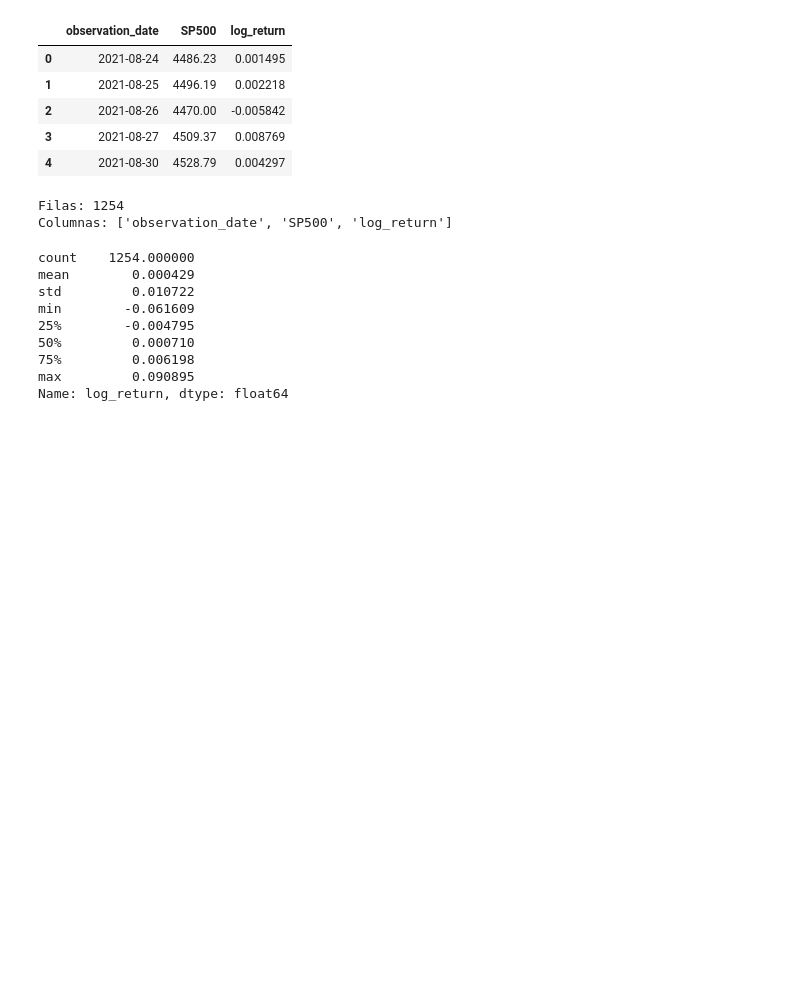
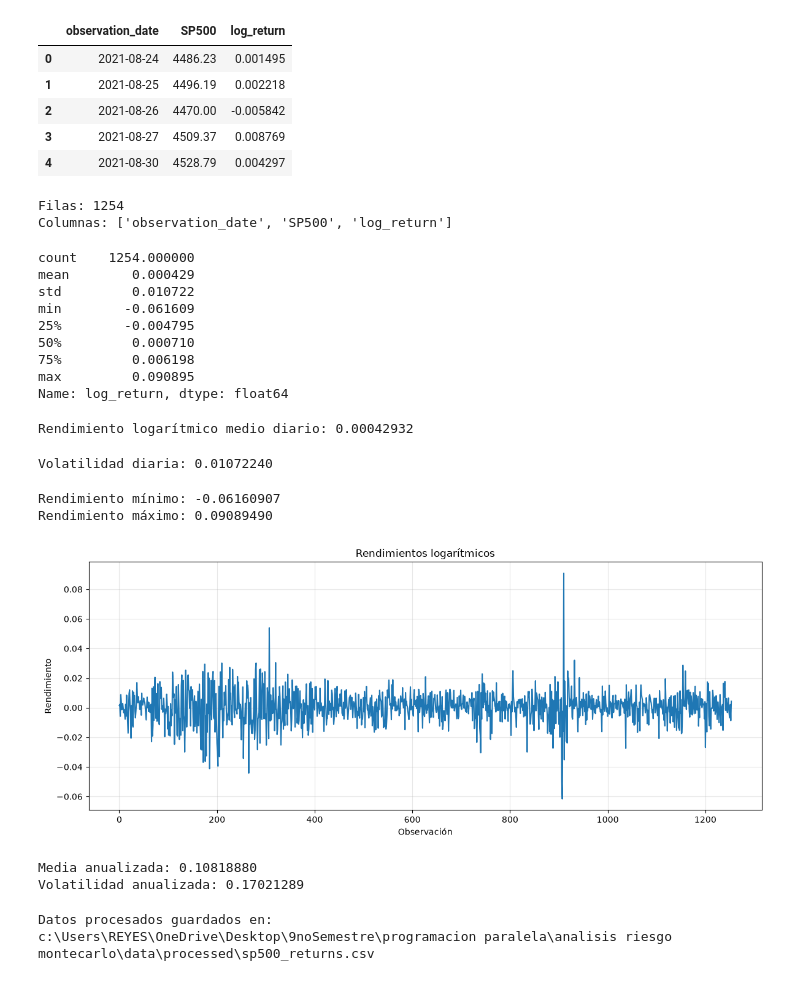
Before and after one commit to 010213reyes/Parallel-Financial-Risk-Simulator, a Jupyter notebook: notebooks/01_exploracion_datos.ipynb, the cells around one changed output. Saved outputs shown, nothing was run; the diff lists cells and outputs as text; code cells hidden in the pictures; blank space fills up the shorter version.

Commit message:
feat: complete financial data exploration and preprocessing

```diff
--- a/notebooks/01_exploracion_datos.ipynb
+++ b/notebooks/01_exploracion_datos.ipynb
@@ -240,3 +240,79 @@ min        -0.061609
 75%         0.006198
 max         0.090895
 Name: log_return, dtype: float64
+# %%
+mean_return = returns_data["log_return"].mean()
+
+print(
+    f"Rendimiento logarítmico medio diario: "
+    f"{mean_return:.8f}"
+)
+# %% [output]
+Rendimiento logarítmico medio diario: 0.00042932
+# %%
+volatility = returns_data["log_return"].std()
+
+print(
+    f"Volatilidad diaria: "
+    f"{volatility:.8f}"
+)
+# %% [output]
+Volatilidad diaria: 0.01072240
+# %%
+minimum_return = returns_data["log_return"].min()
+maximum_return = returns_data["log_return"].max()
+
+print(f"Rendimiento mínimo: {minimum_return:.8f}")
+print(f"Rendimiento máximo: {maximum_return:.8f}")
+# %% [output]
+Rendimiento mínimo: -0.06160907
+Rendimiento máximo: 0.09089490
+# %%
+plot_returns(
+    returns_data,
+    return_column="log_return",
+)
+# %% [output]
+[figure, added]
+# %%
+TRADING_DAYS_PER_YEAR = 252
+
+annualized_mean = (
+    mean_return * TRADING_DAYS_PER_YEAR
+)
+
+annualized_volatility = (
+    volatility
+    * TRADING_DAYS_PER_YEAR ** 0.5
+)
+
+print(
+    f"Media anualizada: "
+    f"{annualized_mean:.8f}"
+)
+
+print(
+    f"Volatilidad anualizada: "
+    f"{annualized_volatility:.8f}"
+)
+# %% [output]
+Media anualizada: 0.10818880
+Volatilidad anualizada: 0.17021289
+# %%
+PROCESSED_DATA_PATH.parent.mkdir(
+    parents=True,
+    exist_ok=True,
+)
+
+returns_data.to_csv(
+    PROCESSED_DATA_PATH,
+    index=False,
+)
+
+print(
+    f"Datos procesados guardados en:\n"
+    f"{PROCESSED_DATA_PATH}"
+)
+# %% [output]
+Datos procesados guardados en:
+c:\Users\REYES\OneDrive\Desktop\9noSemestre\programacion paralela\analisis riesgo montecarlo\data\processed\sp500_returns.csv
```
Also changed, not shown: parts of 1 cell of this notebook.
